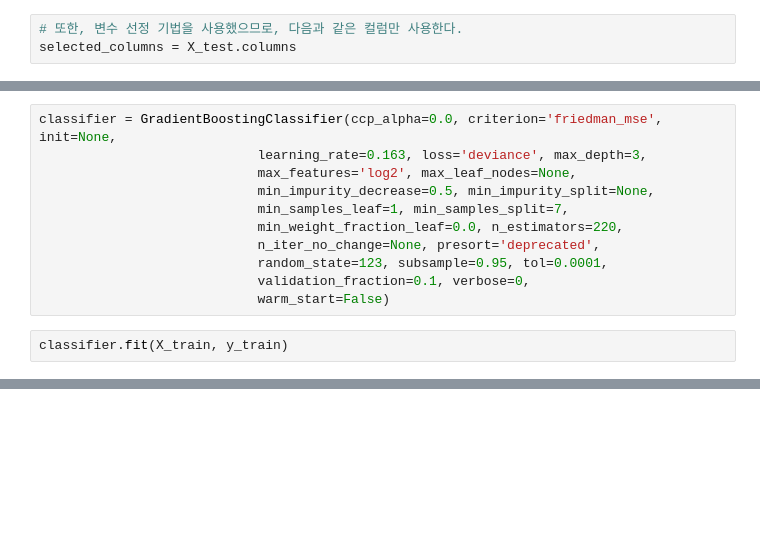
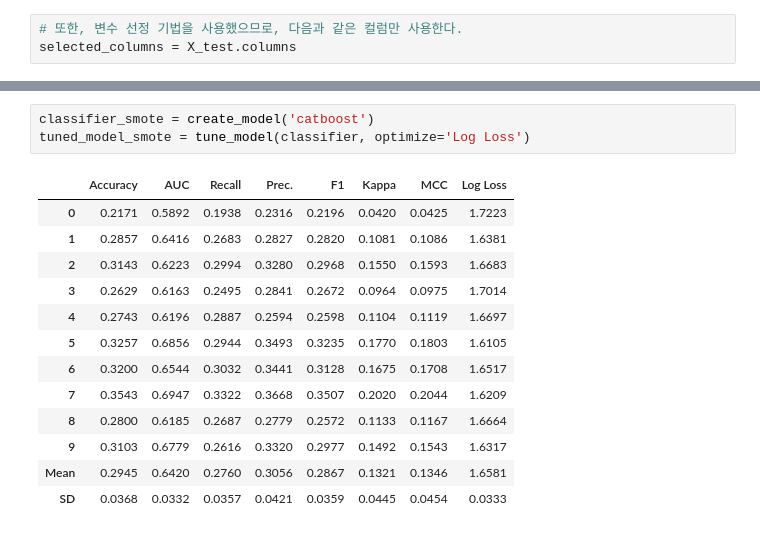
Before and after one commit to kdchoi-mkt/2020-fall-bma-final, a Jupyter notebook: modeling/modeling.ipynb, the cells around one changed output, grey strips where cells are left out. Cells and saved outputs as stored; diff of their text form; blank space fills up the shorter version.

```diff
--- a/modeling/modeling.ipynb
+++ b/modeling/modeling.ipynb
@@ -160,13 +158,0 @@ from sklearn.ensemble import GradientBoostingClassifier
-# %%
-classifier = GradientBoostingClassifier(ccp_alpha=0.0, criterion='friedman_mse', init=None,
-                            learning_rate=0.163, loss='deviance', max_depth=3,
-                            max_features='log2', max_leaf_nodes=None,
-                            min_impurity_decrease=0.5, min_impurity_split=None,
-                            min_samples_leaf=1, min_samples_split=7,
-                            min_weight_fraction_leaf=0.0, n_estimators=220,
-                            n_iter_no_change=None, presort='deprecated',
-                            random_state=123, subsample=0.95, tol=0.0001,
-                            validation_fraction=0.1, verbose=0,
-                            warm_start=False)
-# %%
-classifier.fit(X_train, y_train)
@@ -200,0 +207,17 @@ prediction.to_csv('./group_prediction.csv')
+# %%
+classifier_smote = create_model('catboost')
+tuned_model_smote = tune_model(classifier, optimize='Log Loss')
+# %% [output]
+|  | Accuracy | AUC | Recall | Prec. | F1 | Kappa | MCC | Log Loss |
+| 0 | 0.2171 | 0.5892 | 0.1938 | 0.2316 | 0.2196 | 0.0420 | 0.0425 | 1.7223 |
+| 1 | 0.2857 | 0.6416 | 0.2683 | 0.2827 | 0.2820 | 0.1081 | 0.1086 | 1.6381 |
+| 2 | 0.3143 | 0.6223 | 0.2994 | 0.3280 | 0.2968 | 0.1550 | 0.1593 | 1.6683 |
+| 3 | 0.2629 | 0.6163 | 0.2495 | 0.2841 | 0.2672 | 0.0964 | 0.0975 | 1.7014 |
+| 4 | 0.2743 | 0.6196 | 0.2887 | 0.2594 | 0.2598 | 0.1104 | 0.1119 | 1.6697 |
+| 5 | 0.3257 | 0.6856 | 0.2944 | 0.3493 | 0.3235 | 0.1770 | 0.1803 | 1.6105 |
+| 6 | 0.3200 | 0.6544 | 0.3032 | 0.3441 | 0.3128 | 0.1675 | 0.1708 | 1.6517 |
+| 7 | 0.3543 | 0.6947 | 0.3322 | 0.3668 | 0.3507 | 0.2020 | 0.2044 | 1.6209 |
+| 8 | 0.2800 | 0.6185 | 0.2687 | 0.2779 | 0.2572 | 0.1133 | 0.1167 | 1.6664 |
+| 9 | 0.3103 | 0.6779 | 0.2616 | 0.3320 | 0.2977 | 0.1492 | 0.1543 | 1.6317 |
+| Mean | 0.2945 | 0.6420 | 0.2760 | 0.3056 | 0.2867 | 0.1321 | 0.1346 | 1.6581 |
+| SD | 0.0368 | 0.0332 | 0.0357 | 0.0421 | 0.0359 | 0.0445 | 0.0454 | 0.0333 |
```
Also changed, not shown: parts of 27 cells of this notebook, 3 other files.
